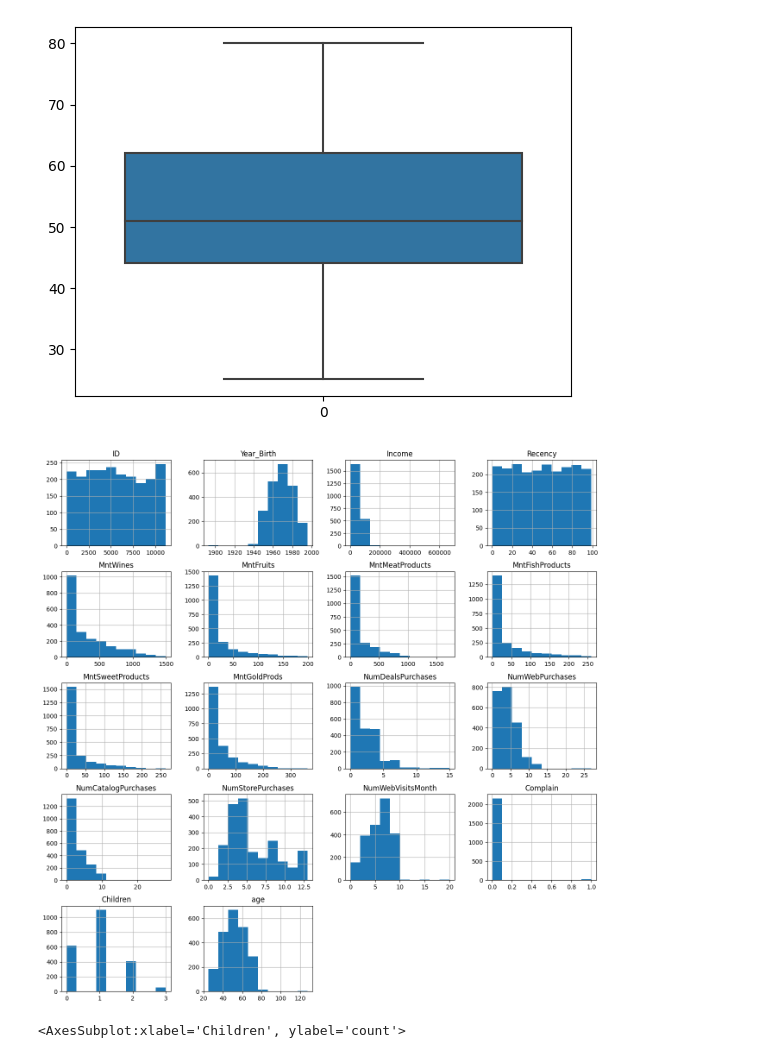
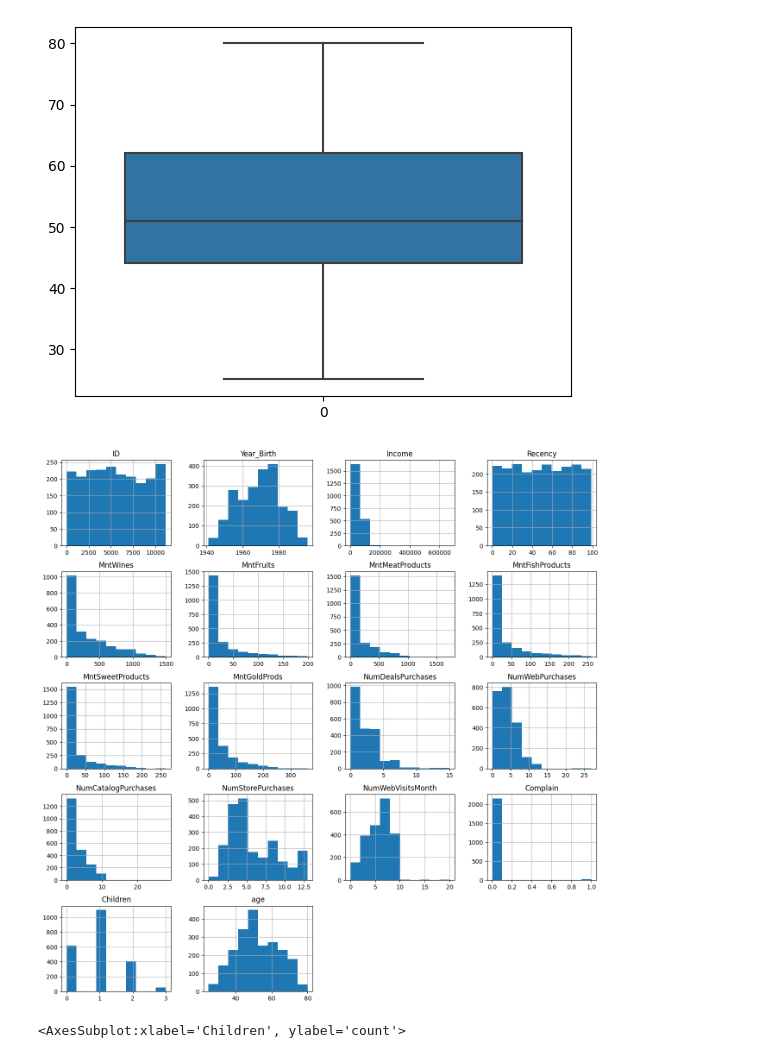
Before and after one commit to yeremiapane/Project-Capstone, a Jupyter notebook: projectCapstone.ipynb, the cells around one changed output. Drawn from its saved outputs; the diff is of its cells as text; code cells hidden in the pictures.

```diff
--- a/projectCapstone.ipynb
+++ b/projectCapstone.ipynb
@@ -198,10 +198,10 @@ sns.boxplot(new_df['age'])
 <AxesSubplot:>
 [figure]
 # %%
-df.hist(figsize= (16, 16))
+new_df.hist(figsize= (16, 16))
 plt.show()
 # %% [output]
-[figure, old version]
+[figure, new version]
 # %%
 plt.figure(figsize=(10,6))
 sns.countplot(x='Children', data=new_df)
```
Also changed, not shown: parts of 2 cells of this notebook.
